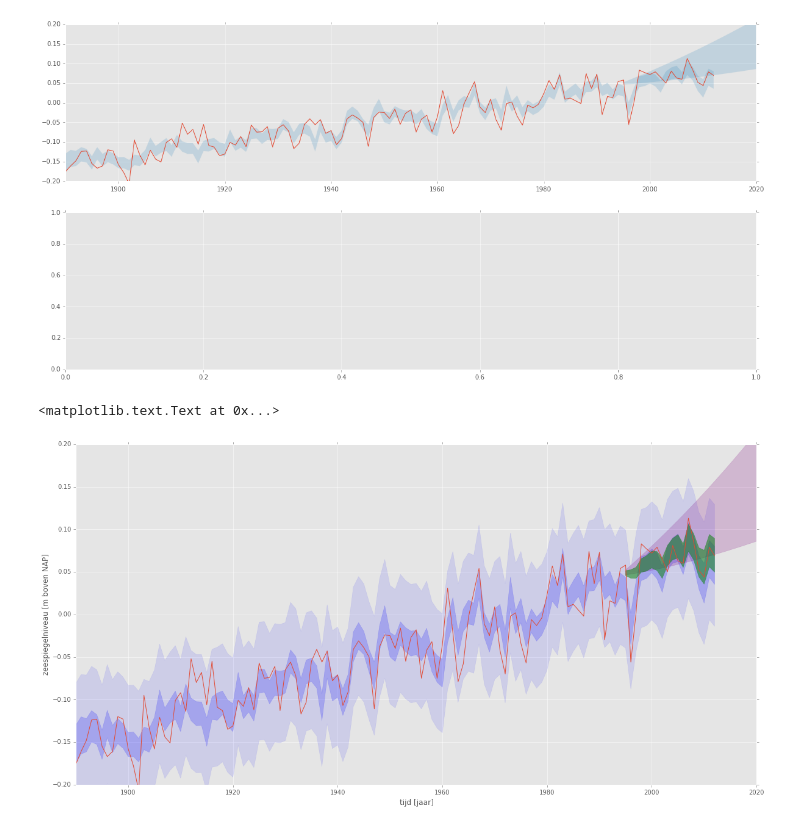
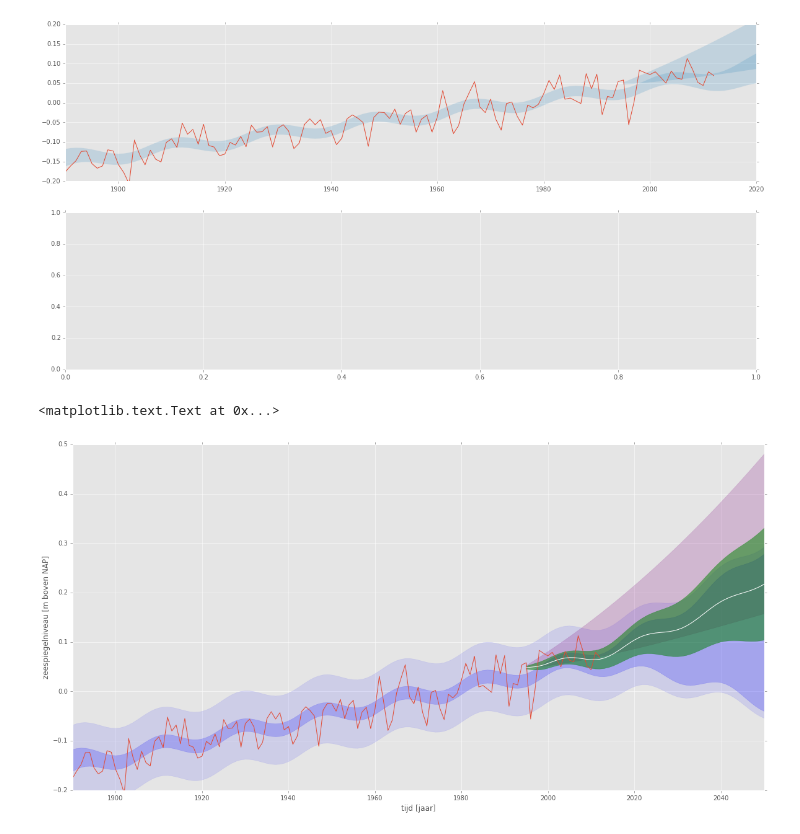
Before and after one commit to openearth/notebooks, a Jupyter notebook: modelaveraging.ipynb, the cells around one changed output. Saved outputs shown, nothing was run; the diff lists cells and outputs as text; code cells hidden in the pictures.

Commit message:
new data

```diff
--- a/modelaveraging.ipynb
+++ b/modelaveraging.ipynb
@@ -211,7 +216,10 @@ knmi['mean']/=100.0
 knmi['mean']+= 0.045
 knmi['std']/=100.0
 # %%
-hkv = pandas.read_csv('/Users/baart_f/src/sealevel/report/2014/hkv/data/full_output_station_gemiddeld.csv', sep=';')
+hkv1 = pandas.read_csv('/Users/baart_f/src/sealevel/report/2014/hkv/data/full_output_station_gemiddeld.csv', sep=';')[['year', 'wlevl']]
+# wlevel is missing here
+hkv2 = pandas.read_csv('/Users/baart_f/src/sealevel/report/2014/hkv/data/full2_output_station_gemiddeld.csv', sep=';')
+hkv = pandas.merge(hkv1, hkv2, how='outer')
 # %%
 hkv['pred.clim.se'] = np.sqrt(hkv['lm.pred.clim.se'] ** 2 + hkv['lo.pred.clim.se'] ** 2)
 hkv['pred.plim.se'] = np.sqrt(hkv['lm.pred.plim.se'] ** 2 + hkv['lo.pred.plim.se'] ** 2)
@@ -248,19 +256,20 @@ merged['mean.posterior'] = (
 merged['sigma.posterior'] = (1/(1/merged['pred.clim.se']**2 + 1/merged['std']**2))**0.5
 # %%
 fig, ax = plt.subplots(1,1, figsize=(20,10))
-ax.set_ylim(-0.2,0.2)
-ax.set_xlim(1890,2020)
+ax.set_ylim(-0.2,0.5)
+ax.set_xlim(1890,2050)
 ax.plot(hkv['year'], hkv['wlevl'])
 ax.fill_between(hkv['year'], hkv['pred.clim.mean'] - hkv['pred.clim.se'] * 1.96, hkv['pred.clim.mean'] + hkv['pred.clim.se'] * 1.96, alpha=0.2, color='blue' )
 ax.fill_between(hkv['year'], hkv['pred.plim.mean'] - hkv['pred.plim.se'] * 1.96, hkv['pred.plim.mean'] + hkv['pred.plim.se'] * 1.96, alpha=0.1, color='blue' )
 
 ax.fill_between(knmi['year'], knmi['mean'] - knmi['std']*1.96, knmi['mean'] + knmi['std']*1.96 , alpha=0.2, color='purple' )
 ax.fill_between(merged['year'], merged['mean.posterior'] - merged['sigma.posterior']*1.96, merged['mean.posterior'] + merged['sigma.posterior']*1.96, alpha=0.5, color='green')
+ax.plot(merged['year'], merged['mean.posterior'], 'w-')
 ax.set_xlabel('tijd [jaar]')
 ax.set_ylabel('zeespiegelniveau [m boven NAP]')
 #axes[1].plot(hkv['year'], hkv['speed'])
 # %% [output]
 <matplotlib.text.Text at 0x...>
-[figure, old version]
+[figure, new version]
 # %%
 merged[['year', 'mean.posterior', 'sigma.posterior']]
```
Also changed, not shown: parts of 9 cells of this notebook.
